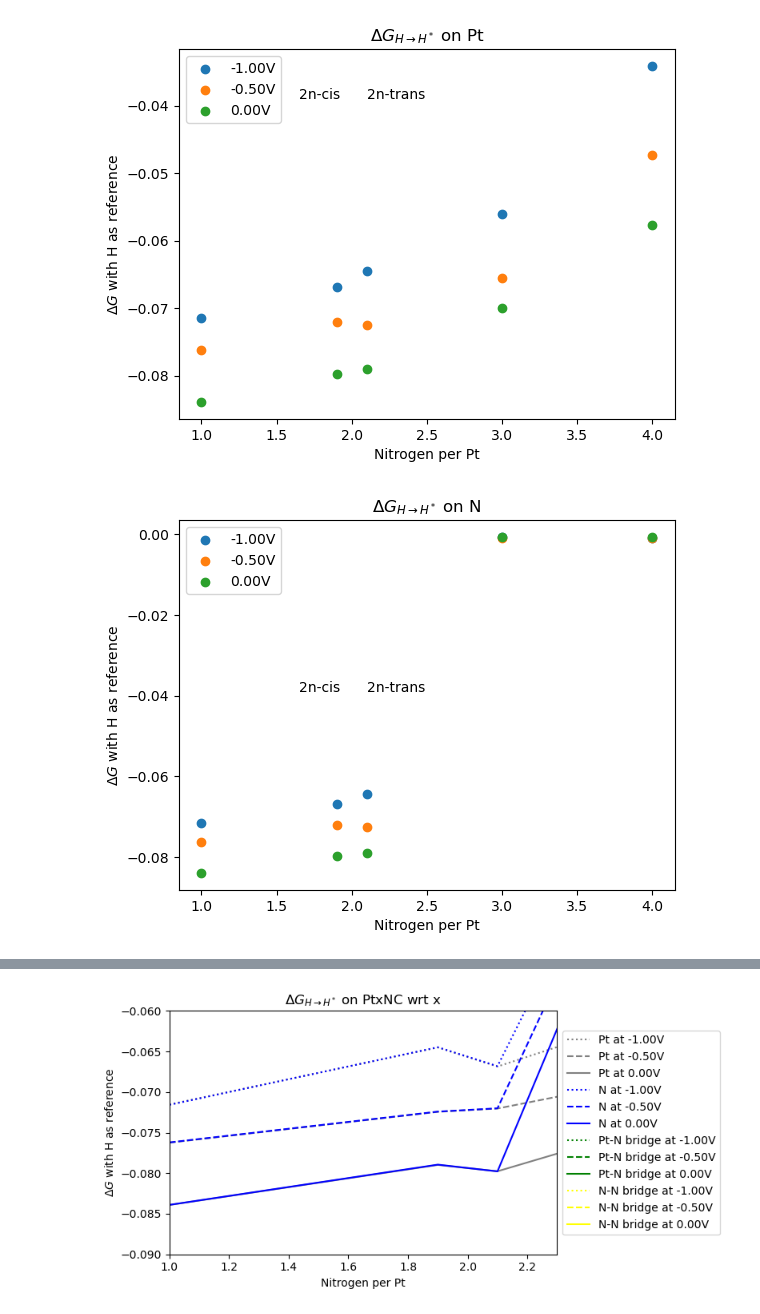
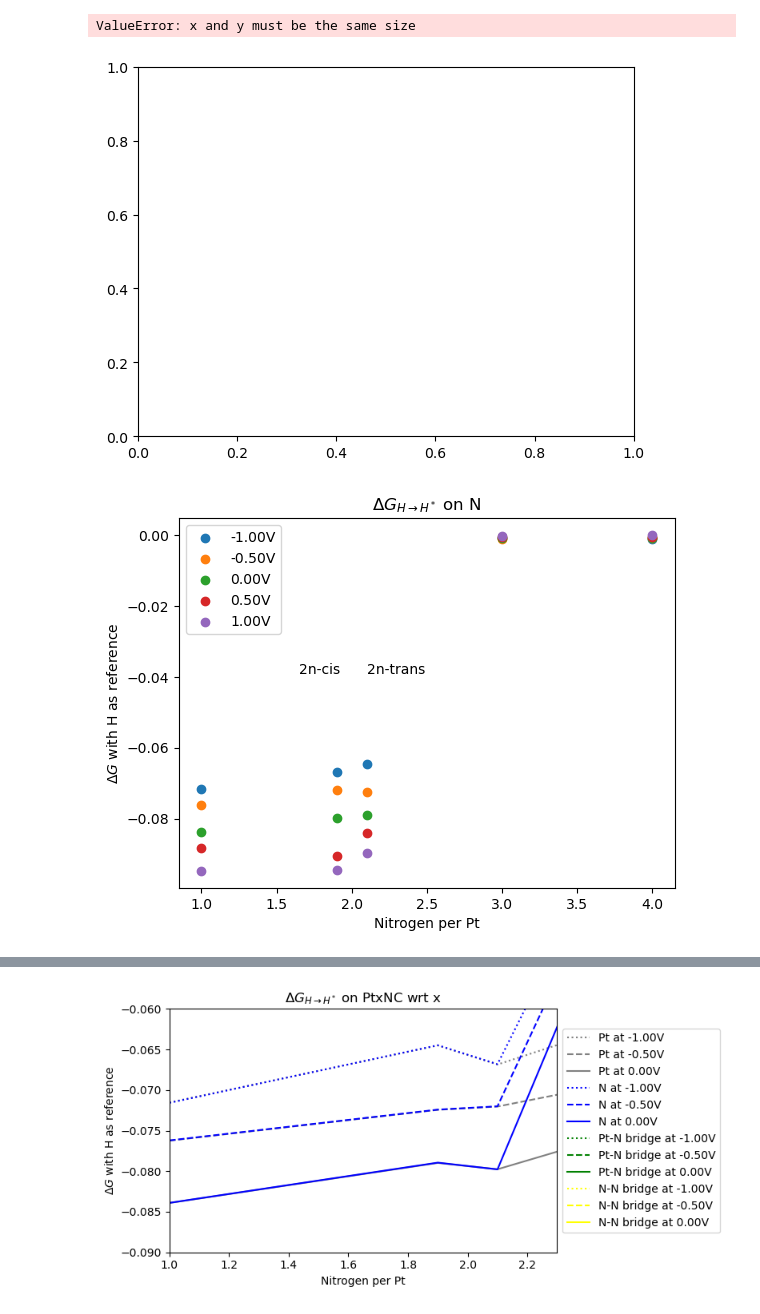
Before and after one commit to benrich37/Musgrave_scripts, a Jupyter notebook: BenRich/json_plots/mnc-pt-pyrid/plot.ipynb, the cells around one changed output, grey strips where cells are left out. Cells and saved outputs as stored; diff of their text form; code cells hidden in the pictures.

```diff
--- a/BenRich/json_plots/mnc-pt-pyrid/plot.ipynb
+++ b/BenRich/json_plots/mnc-pt-pyrid/plot.ipynb
@@ -18,27 +18,28 @@ def delta_G(surf, adsorbate, bias, site, nrg_type, data):
 # %%
 ys_deltaG = []
 surfs = ['1n', '2n-cis', '2n-trans', '3n', '4n']
-xs = [1,1.9,2.1,3,4]
-biases = ['-1.00V', '-0.50V', '0.00V']
+xs = [0,1,1.9,2.1,3,4]
+biases = ['-1.00V', '-0.50V', '0.00V', '0.50V', '1.00V']
 for b in biases:
     ys_deltaG.append([])
     for s in surfs:
         ys_deltaG[-1].append(delta_G(s, 'H', b, '01', 'G', data))
 for i in range(len(biases)):
     plt.scatter(xs, ys_deltaG[i], label=biases[i])
 plt.title(r'$\Delta G_{H\rightarrow H^*}$ on Pt')
 plt.legend()
 plt.xlabel('Nitrogen per Pt')
 plt.ylabel(r'$\Delta G$ with H as reference')
 plt.text(1.65, -0.039, surfs[1])
 plt.text(2.1, -0.039, surfs[2])
 plt.savefig(save_dir + 'H-on-Pt_wrt-nN.png')
 # %% [output]
+ValueError: x and y must be the same size
-[figure, old version]
+[figure, new version]
 # %%
 ys_deltaG = []
 surfs = ['1n', '2n-cis', '2n-trans', '3n', '4n']
-biases = ['-1.00V', '-0.50V', '0.00V']
+biases = ['-1.00V', '-0.50V', '0.00V', '0.50V', '1.00V']
 xs = [1,1.9,2.1,3,4]
 for b in biases:
     ys_deltaG.append([])
@@ -54,7 +55,7 @@ plt.text(1.65, -0.039, surfs[1])
 plt.text(2.1, -0.039, surfs[2])
 plt.savefig(save_dir + 'H-on-N_wrt-nN.png')
 # %% [output]
-[figure, old version]
+[figure, new version]
 # %%
 plt.ylabel(r'$\Delta G$ with H as reference')
 ys_deltaG = []
```
Also changed, not shown: parts of 3 cells of this notebook, 8 other files.
